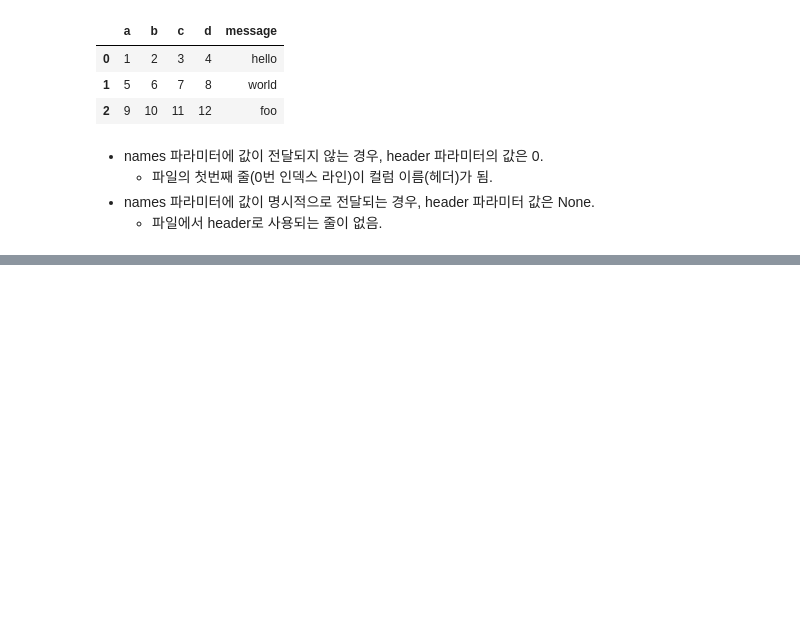
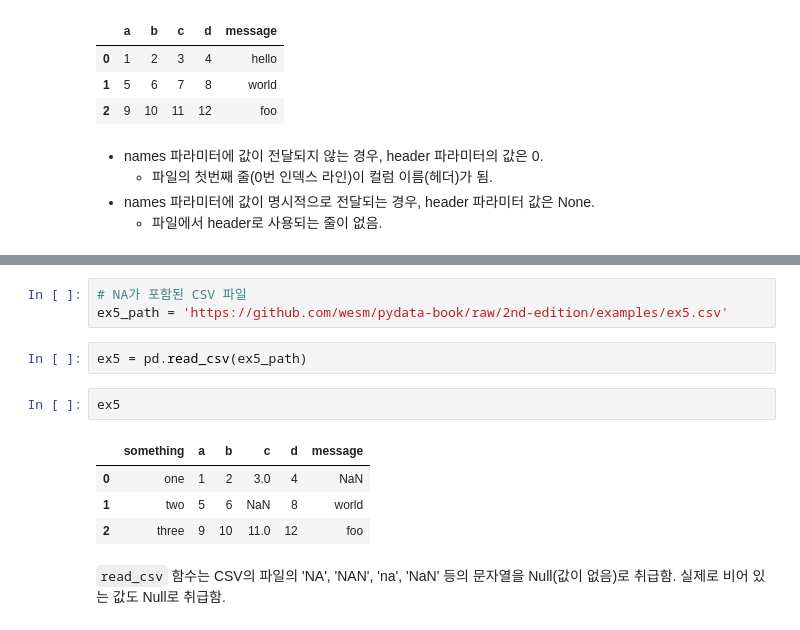
Before and after one commit to JakeOh/202105_itw_bd26, a Jupyter notebook: lab_da/da08_read.ipynb, the cells around one changed output, grey strips where cells are left out. Cells and saved outputs as stored; diff of their text form; blank space fills up the shorter version.

```diff
--- a/lab_da/da08_read.ipynb
+++ b/lab_da/da08_read.ipynb
@@ -106,0 +170,14 @@ ex2
+# %%
+# NA가 포함된 CSV 파일
+ex5_path = 'https://github.com/wesm/pydata-book/raw/2nd-edition/examples/ex5.csv'
+# %%
+ex5 = pd.read_csv(ex5_path)
+# %%
+ex5
+# %% [output]
+|  | something | a | b | c | d | message |
+| 0 | one | 1 | 2 | 3.0 | 4 | NaN |
+| 1 | two | 5 | 6 | NaN | 8 | world |
+| 2 | three | 9 | 10 | 11.0 | 12 | foo |
+# %% [markdown]
+`read_csv` 함수는 CSV의 파일의 'NA', 'NAN', 'na', 'NaN' 등의 문자열을 Null(값이 없음)로 취급함. 실제로 비어 있는 값도 Null로 취급함.
```
Also changed, not shown: parts of 20 cells of this notebook.
